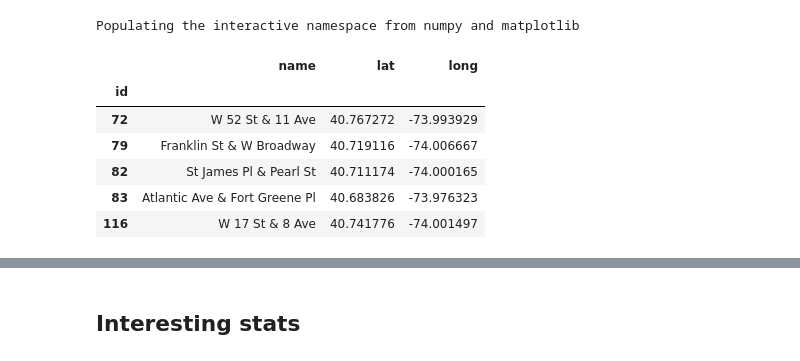
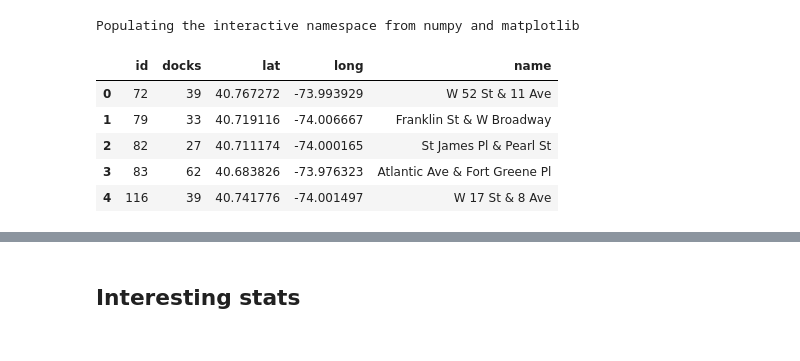
Before and after one commit to djevans071/Rebalancing-Citibike, a Jupyter notebook: Rebalancing.ipynb, the cells around one changed output, grey strips where cells are left out. Drawn from its saved outputs; the diff is of its cells as text; code cells hidden in the pictures.

```diff
--- a/Rebalancing.ipynb
+++ b/Rebalancing.ipynb
@@ -20,17 +22,12 @@ df = df[df.stop_lat != 0]
 # %%
 #load stations.csv or create a stations df from tripdata
-import os
-if os.path.exists('stations.csv'):
-    stations = pd.read_csv('stations.csv', index_col='id')
-else:
-    stations = stations_from_trips(df)
+stations = pd.read_csv('stations.csv')
 
 stations.head()
 # %% [output]
-|  | name | lat | long |
-| id |  |  |  |
-| 72 | W 52 St & 11 Ave | 40.767272 | -73.993929 |
-| 79 | Franklin St & W Broadway | 40.719116 | -74.006667 |
-| 82 | St James Pl & Pearl St | 40.711174 | -74.000165 |
-| 83 | Atlantic Ave & Fort Greene Pl | 40.683826 | -73.976323 |
-| 116 | W 17 St & 8 Ave | 40.741776 | -74.001497 |
+|  | id | docks | lat | long | name |
+| 0 | 72 | 39 | 40.767272 | -73.993929 | W 52 St & 11 Ave |
+| 1 | 79 | 33 | 40.719116 | -74.006667 | Franklin St & W Broadway |
+| 2 | 82 | 27 | 40.711174 | -74.000165 | St James Pl & Pearl St |
+| 3 | 83 | 62 | 40.683826 | -73.976323 | Atlantic Ave & Fort Greene Pl |
+| 4 | 116 | 39 | 40.741776 | -74.001497 | W 17 St & 8 Ave |
```
Also changed, not shown: parts of 65 cells of this notebook, 4 other files.
